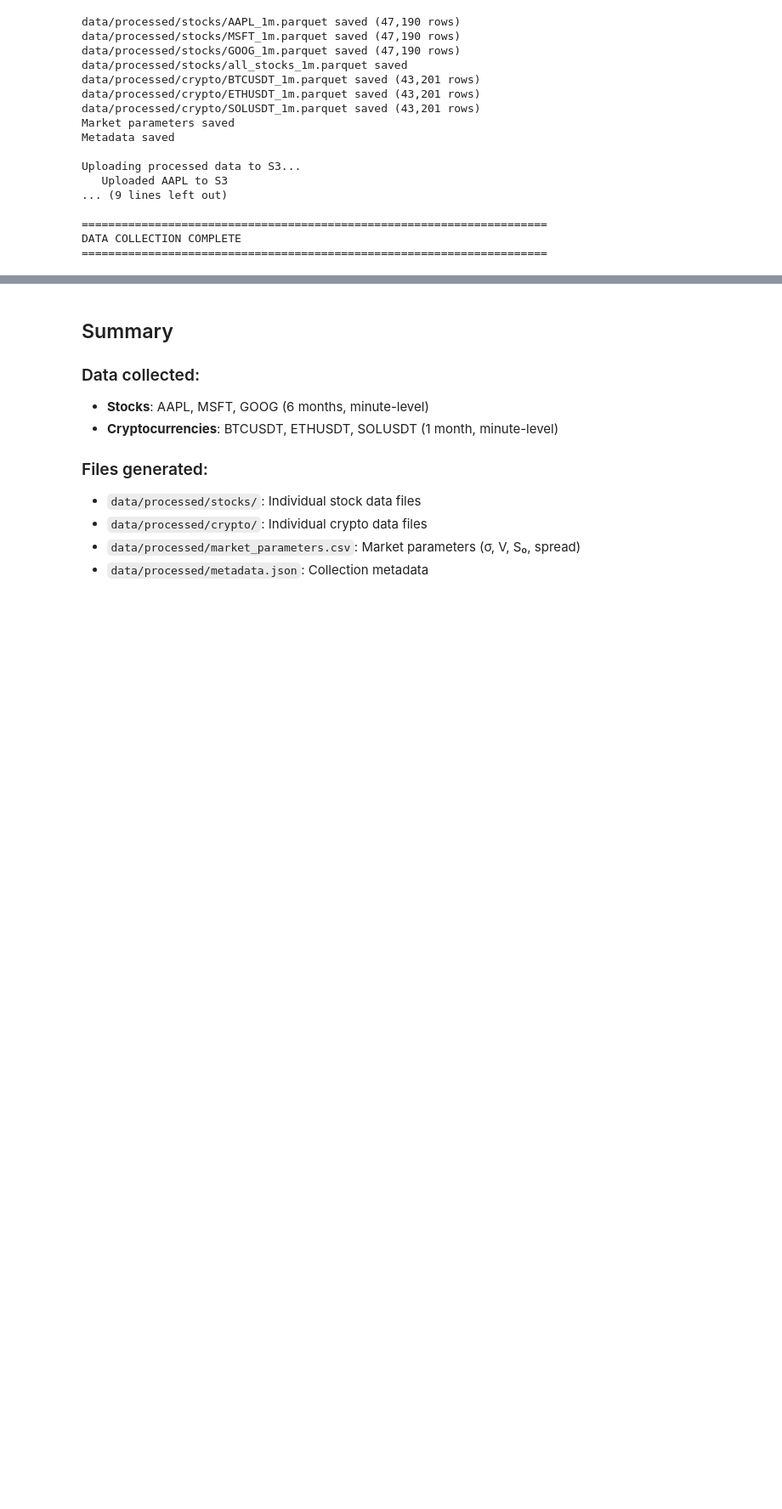
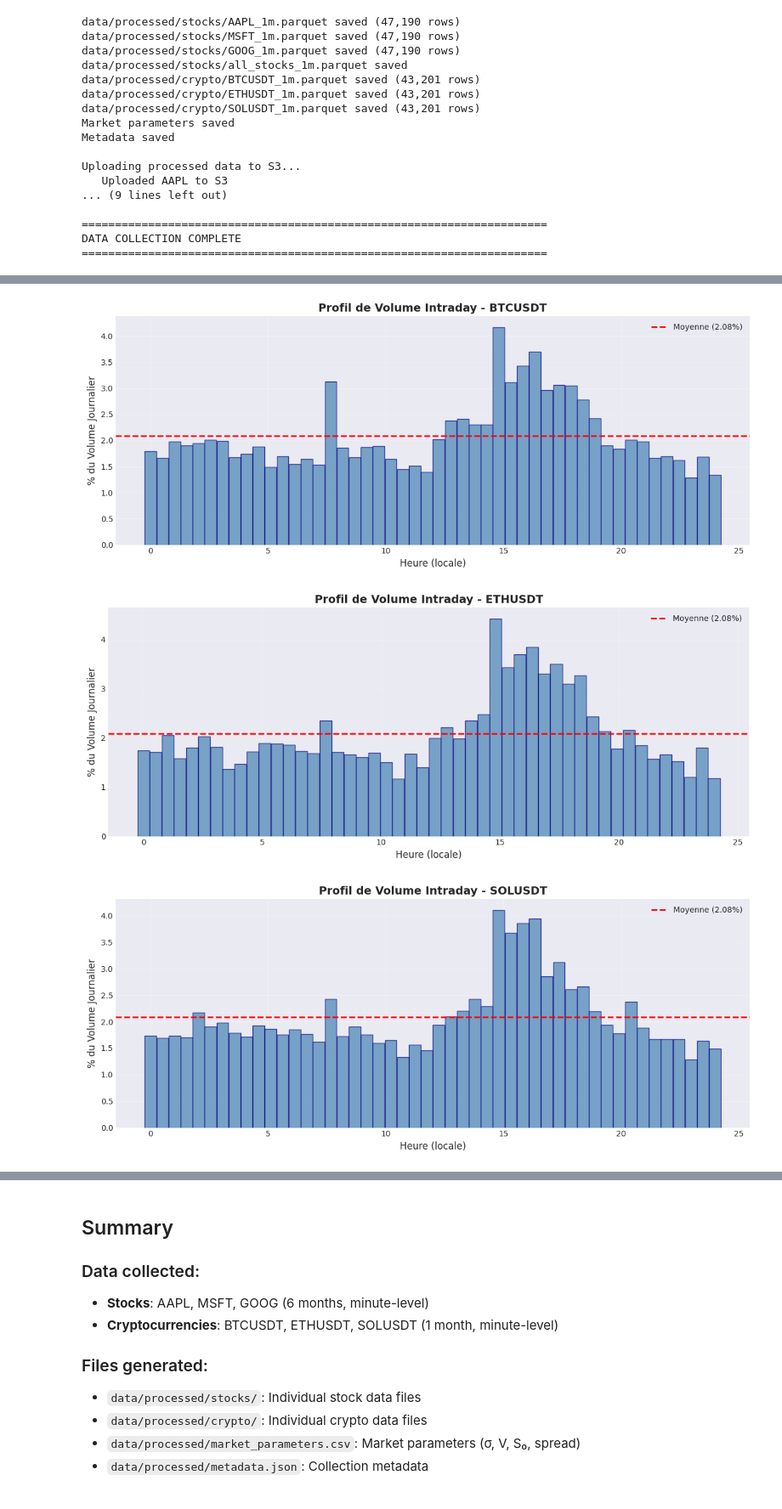
Before and after one commit to gregouzeee/market-impact-models, a Jupyter notebook: notebooks/01_data_collection.ipynb, the cells around one changed output, grey strips where cells are left out. Shown at 85% size. Cells and saved outputs as stored; diff of their text form; code cells hidden in the pictures; blank space fills up the shorter version.

Commit message:
Courbe de volume

```diff
--- a/notebooks/01_data_collection.ipynb
+++ b/notebooks/01_data_collection.ipynb
@@ -669,0 +690,18 @@ DATA COLLECTION COMPLETE
+# %%
+# Compute empirical intraday volume profiles for cryptocurrencies (24h trading)
+N_SLICES_CRYPTO = 48  # 30-minute bins for 24h
+
+crypto_profiles = {}
+for symbol, df in clean_crypto_data.items():
+    print(f'\nComputing volume profile for {symbol}...')
+    profile = compute_volume_profile_from_data(
+        df=df,
+        time_col='timestamp',
+        volume_col='volume',
+        n_slices=N_SLICES_CRYPTO,
+        trading_hours=(0, 24)  # 24h crypto market
+    )
+    crypto_profiles[symbol] = profile
+    print(f'   Profile shape: {profile.shape}, sum: {profile.sum():.4f}')
+
+print(f'\nCrypto profiles computed: {list(crypto_profiles.keys())}')
@@ -669,0 +719,13 @@ DATA COLLECTION COMPLETE
+# %%
+# Plot individual volume profiles for each cryptocurrency
+for symbol, profile in crypto_profiles.items():
+    plot_volume_profile(
+        profile,
+        title=f'Profil de Volume Intraday - {symbol}',
+        trading_hours=(0, 24),
+        figsize=(12, 5)
+    )
+# %% [output]
+[figure, added]
+[figure, added]
+[figure, added]
```
Also changed, not shown: parts of 7 cells of this notebook, 3 other files.
